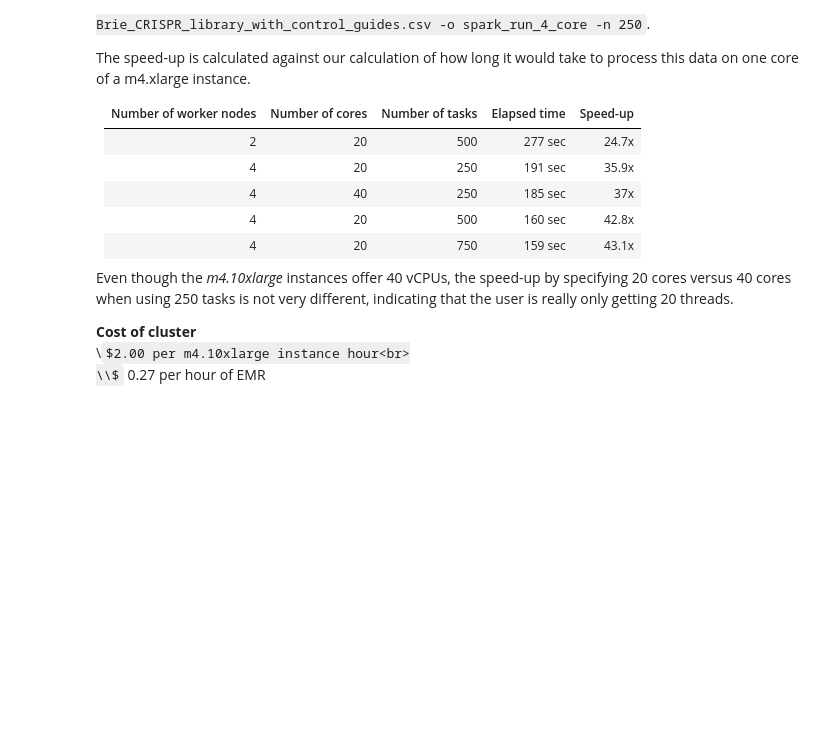
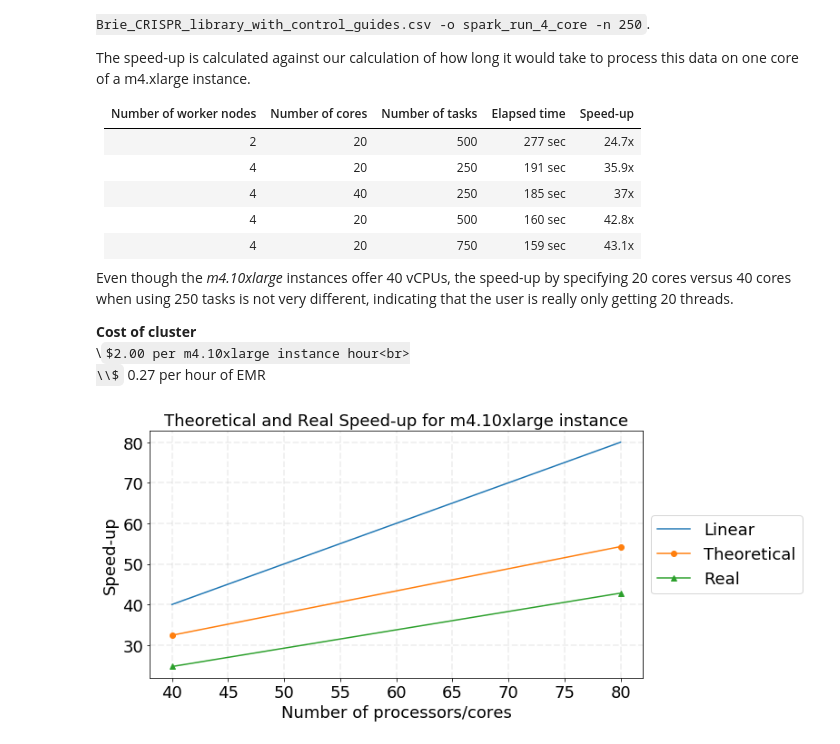
Before and after one commit to The-Algorithmic-Hedgehogs/pacs, a Jupyter notebook: spark_code/spark_code_development_log.ipynb, the cells around one changed output. Cells and saved outputs as stored; diff of their text form; code cells hidden in the pictures; some formulas as TeX source; blank space fills up the shorter version.

Commit message:
made some new graphs

```diff
--- a/spark_code/spark_code_development_log.ipynb
+++ b/spark_code/spark_code_development_log.ipynb
@@ -184,38 +184,44 @@ import matplotlib.pyplot as plt
 %matplotlib inline
 
 # make graph of speed up compared to theoretical speed up
-nprocessors = [40, 80, 120];
+nprocessors = [40, 80];
 strong_scaling_perf = []; #theoretical values for strong scaling for fixed problem size
+for nproc in nprocessors: #calculate theoretical speed up
+    speedup = 1 / ((1-0.994) + (0.994/nproc))
+    strong_scaling_perf.append(speedup);
+
 
 real_nprocessors = [40,80];
 real_scaling = [24.7, 42.8];
 
 # make the figure
 fig = plt.figure(figsize = (11,5));
 ax = plt.subplot(1,1,1);
 f_size = 18; # font size
 
 # adjust size of tickmarks in axes
 ax.tick_params(labelsize = f_size)
 
 # adjust size of axis label
 ax.set_xlabel('Number of processors/cores', fontsize = f_size)
 ax.set_ylabel('Speed-up', fontsize = f_size)
 
 # set figure title label
-ax.set_title("Theoretical and Real Speed-up for m4.xlarge instance", fontsize = f_size)
+ax.set_title("Theoretical and Real Speed-up for m4.10xlarge instance", fontsize = f_size)
 
 # set up grid with this
 ax.grid(True, lw=1.75, ls='--', alpha=0.2)
 
 # make actual plot
-ax.plot([2,4,8,16], [2,4,8,16], '-', label='Linear')
+ax.plot([40, 80], [40, 80], '-', label='Linear')
 ax.plot(nprocessors, strong_scaling_perf, "-o", label="Theoretical");
 ax.plot(real_nprocessors, real_scaling,"-^", label="Real");
 ax.legend(loc='center left', bbox_to_anchor=(1, 0.5), fontsize = f_size);
 # plt.show();
 plt.tight_layout()
-plt.savefig('Theoretical and Real Speed-up.jpg', dpi=300)
+# plt.savefig('Theoretical and Real Speed-up.jpg', dpi=300)
+# %% [output]
+[figure, added]
 # %% [markdown]
 ### Test with m4.16xlarge instance
 
```
Also changed, not shown: parts of 6 cells of this notebook.
